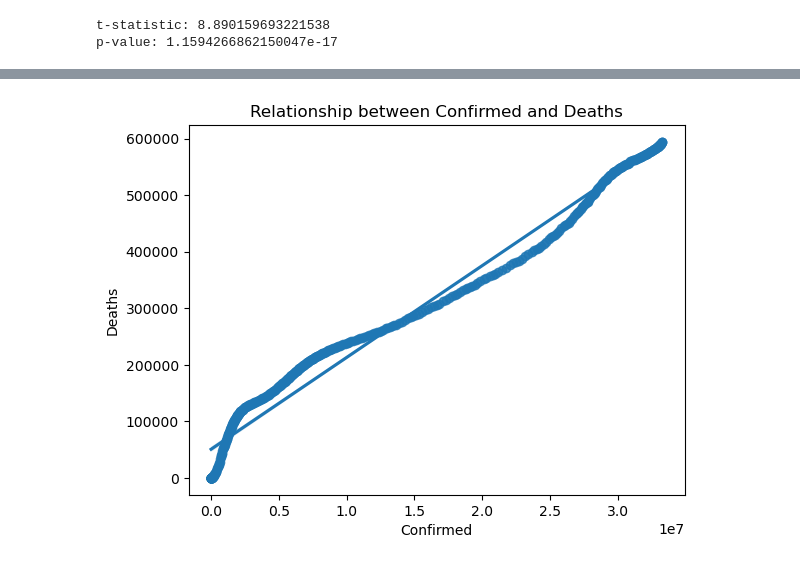
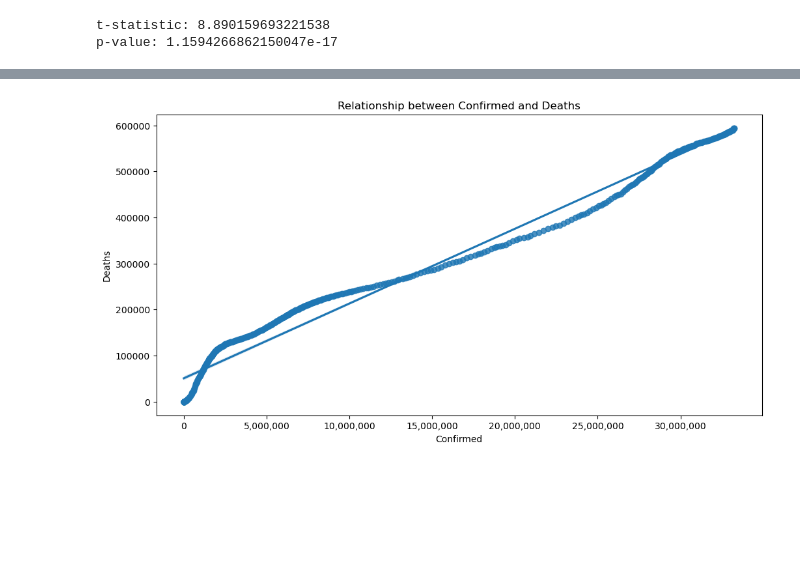
Before and after one commit to Mina-Makram-001/2_COVID-19_Analysis_Project, a Jupyter notebook: 7_New_Q.ipynb, the cells around one changed output, grey strips where cells are left out. Saved outputs shown, nothing was run; the diff lists cells and outputs as text; code cells hidden in the pictures; blank space fills up the shorter version.

```diff
--- a/7_New_Q.ipynb
+++ b/7_New_Q.ipynb
@@ -149,8 +242,12 @@ Notes:
 [2] The condition number is large, 2.45e+07. This might indicate that there are
 strong multicollinearity or other numerical problems.
 # %%
-sns.regplot(x='Confirmed', y='Deaths', data=us_daily)
+plt.figure(figsize=(12,6))
+
+ax= sns.regplot(x='Confirmed', y='Deaths', data=us_daily)
 plt.title("Relationship between Confirmed and Deaths")
+
+ax.xaxis.set_major_formatter(mtick.FuncFormatter(lambda x, _: f'{int(x):,}'))
 plt.show()
 # %% [output]
-[figure, old version]
+[figure, new version]
```
Also changed, not shown: parts of 3 cells of this notebook, 8 other files.
